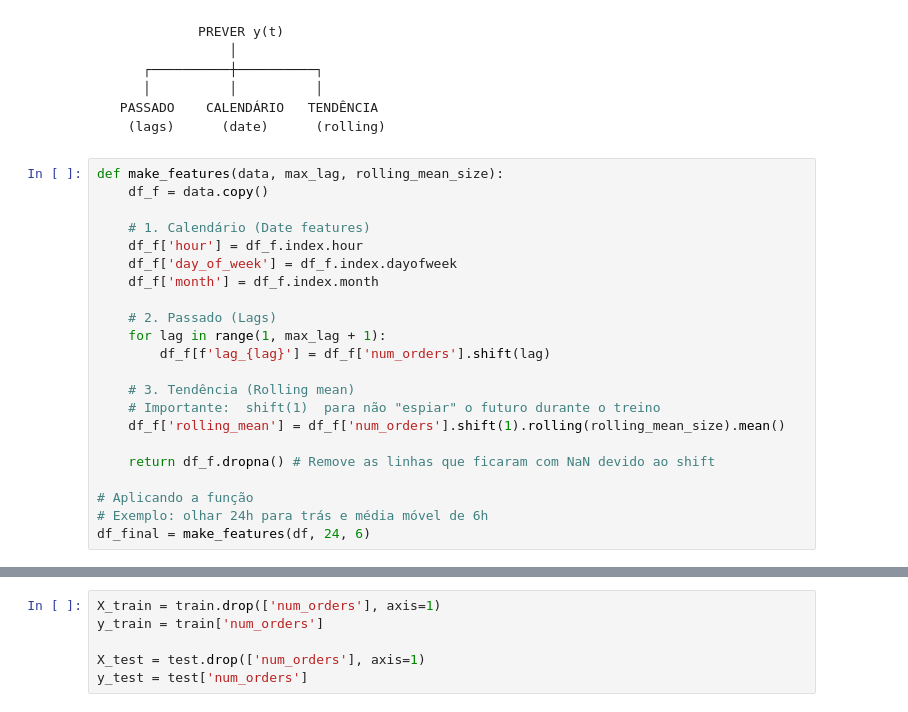
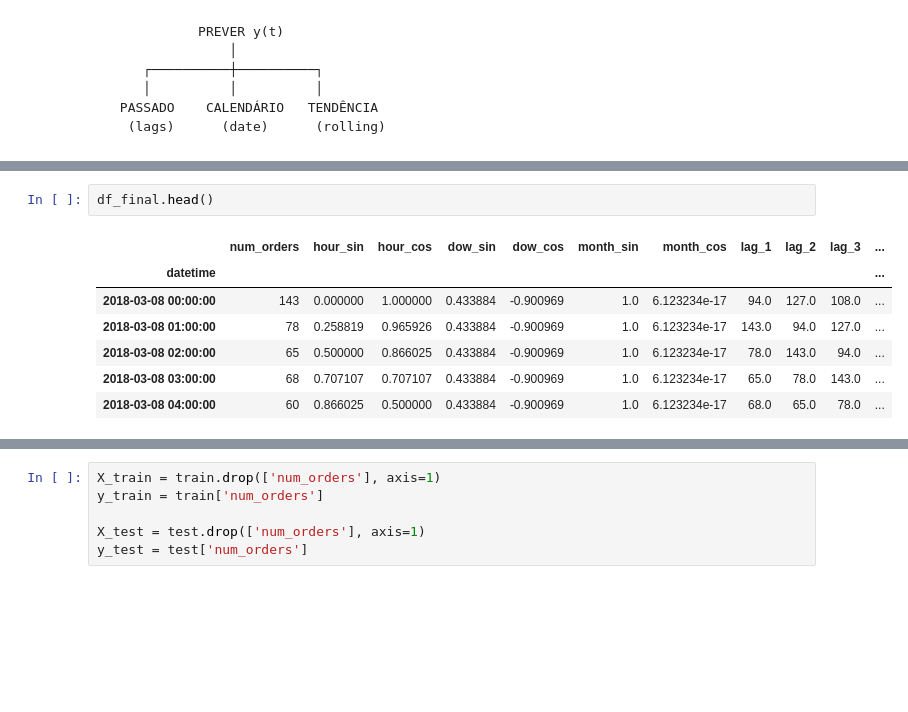
Before and after one commit to Angelaidt/Sprint-13-Empresa-de-Taxi, a Jupyter notebook: notebook_sprint_13.ipynb, the cells around one changed output, grey strips where cells are left out. Drawn from its saved outputs; the diff is of its cells as text; blank space fills up the shorter version.

```diff
--- a/notebook_sprint_13.ipynb
+++ b/notebook_sprint_13.ipynb
@@ -177,25 +180,3 @@ Quando queremos prever um valor no tempo t, pensamos em três perguntas:
         │          │          │
      PASSADO    CALENDÁRIO   TENDÊNCIA
       (lags)      (date)      (rolling)
-# %%
-def make_features(data, max_lag, rolling_mean_size):
-    df_f = data.copy()
-
-    # 1. Calendário (Date features)
-    df_f['hour'] = df_f.index.hour
-    df_f['day_of_week'] = df_f.index.dayofweek
-    df_f['month'] = df_f.index.month
-
-    # 2. Passado (Lags)
-    for lag in range(1, max_lag + 1):
-        df_f[f'lag_{lag}'] = df_f['num_orders'].shift(lag)
-
-    # 3. Tendência (Rolling mean)
-    # Importante:  shift(1)  para não "espiar" o futuro durante o treino
-    df_f['rolling_mean'] = df_f['num_orders'].shift(1).rolling(rolling_mean_size).mean()
-
-    return df_f.dropna() # Remove as linhas que ficaram com NaN devido ao shift
-
-# Aplicando a função
-# Exemplo: olhar 24h para trás e média móvel de 6h
-df_final = make_features(df, 24, 6)
@@ -212,3 +228,13 @@ df_final.sample(5)
+# %%
+df_final.head()
+# %% [output]
+|  | num_orders | hour_sin | hour_cos | dow_sin | dow_cos | month_sin | month_cos | lag_1 | lag_2 | lag_3 | ... |
+| datetime |  |  |  |  |  |  |  |  |  |  | ... |
+| 2018-03-08 00:00:00 | 143 | 0.000000 | 1.000000 | 0.433884 | -0.900969 | 1.0 | 6.123234e-17 | 94.0 | 127.0 | 108.0 | ... |
+| 2018-03-08 01:00:00 | 78 | 0.258819 | 0.965926 | 0.433884 | -0.900969 | 1.0 | 6.123234e-17 | 143.0 | 94.0 | 127.0 | ... |
+| 2018-03-08 02:00:00 | 65 | 0.500000 | 0.866025 | 0.433884 | -0.900969 | 1.0 | 6.123234e-17 | 78.0 | 143.0 | 94.0 | ... |
+| 2018-03-08 03:00:00 | 68 | 0.707107 | 0.707107 | 0.433884 | -0.900969 | 1.0 | 6.123234e-17 | 65.0 | 78.0 | 143.0 | ... |
+| 2018-03-08 04:00:00 | 60 | 0.866025 | 0.500000 | 0.433884 | -0.900969 | 1.0 | 6.123234e-17 | 68.0 | 65.0 | 78.0 | ... |
 # %%
 # Divisão dos dados (10% final para teste)
 train, test = train_test_split(df_final, shuffle=False, test_size=0.1)
```
Also changed, not shown: parts of 15 cells of this notebook.
